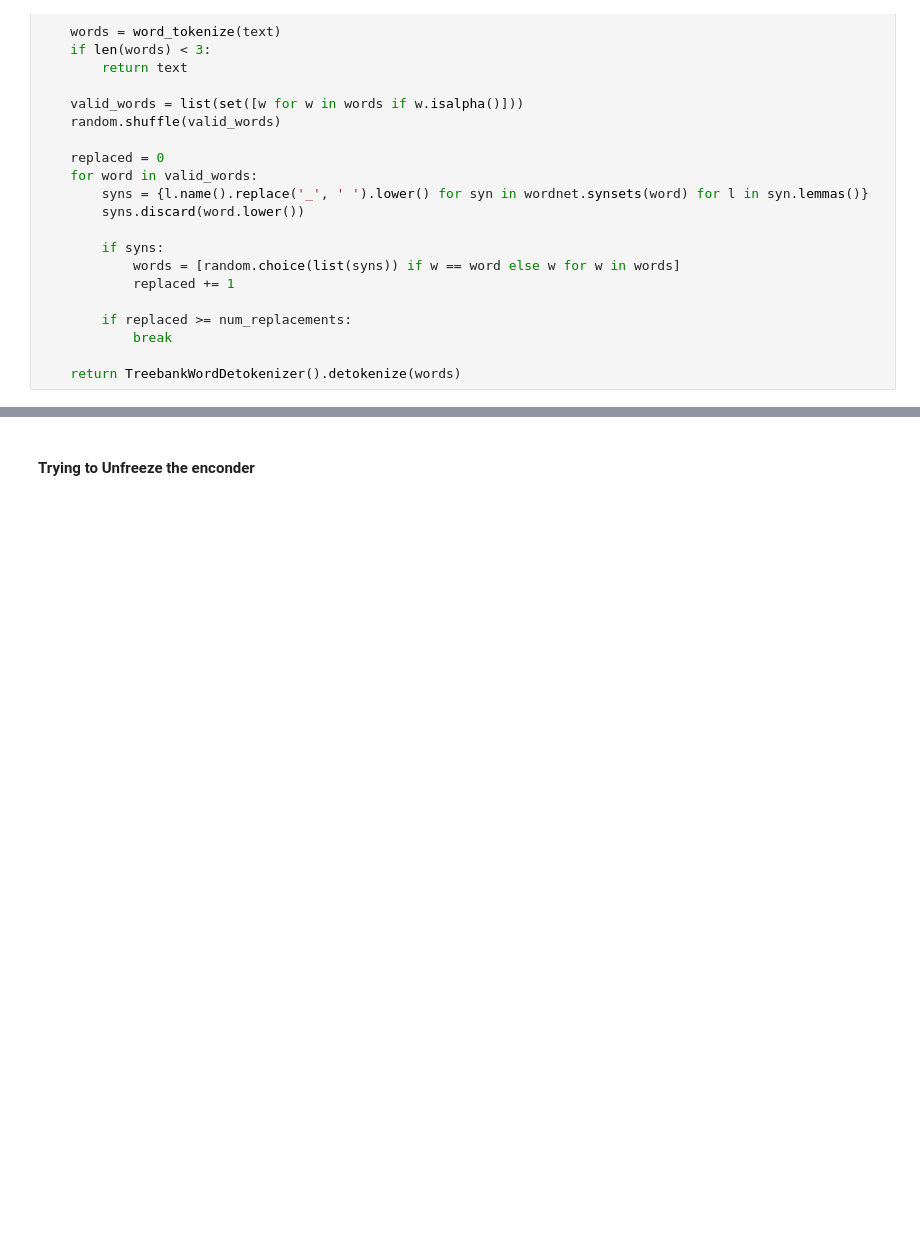
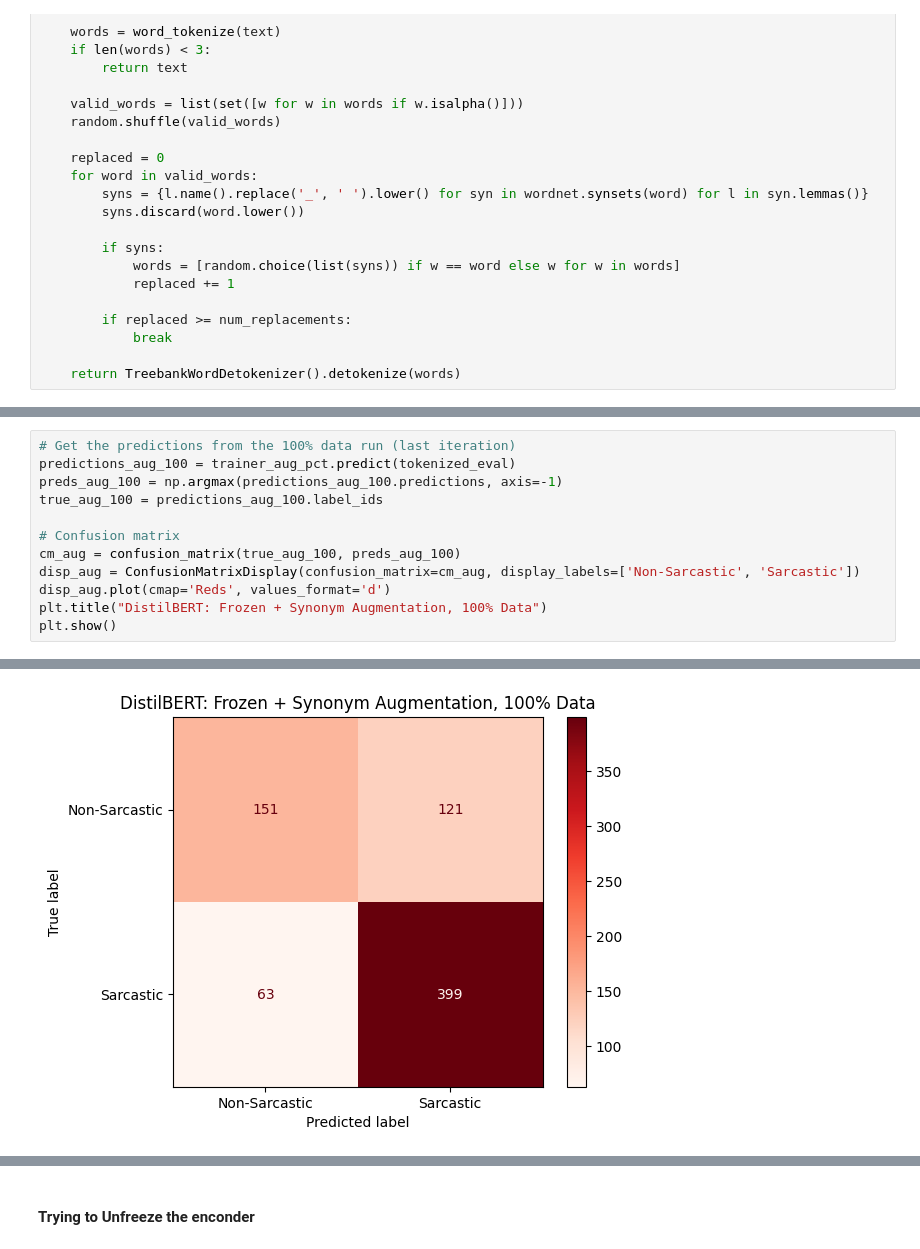
Before and after one commit to ericGutierrezM/sarcasm_text_classification, a Jupyter notebook: notebooks/part_3.ipynb, the cells around one changed output, grey strips where cells are left out. Drawn from its saved outputs; the diff is of its cells as text; blank space fills up the shorter version.

Commit message:
last comment part 3

```diff
--- a/notebooks/part_3.ipynb
+++ b/notebooks/part_3.ipynb
@@ -462,0 +470,13 @@ df_comparison
+# %%
+# Get the predictions from the 100% data run (last iteration)
+predictions_aug_100 = trainer_aug_pct.predict(tokenized_eval)
+preds_aug_100 = np.argmax(predictions_aug_100.predictions, axis=-1)
+true_aug_100 = predictions_aug_100.label_ids
+
+# Confusion matrix
+cm_aug = confusion_matrix(true_aug_100, preds_aug_100)
+disp_aug = ConfusionMatrixDisplay(confusion_matrix=cm_aug, display_labels=['Non-Sarcastic', 'Sarcastic'])
+disp_aug.plot(cmap='Reds', values_format='d')
+plt.title("DistilBERT: Frozen + Synonym Augmentation, 100% Data")
+plt.show()
+# %% [output]
@@ -463 +484,2 @@ df_comparison
+[figure, added]
 # %% [markdown]
```
Also changed, not shown: parts of 11 cells of this notebook, 3 other files.
